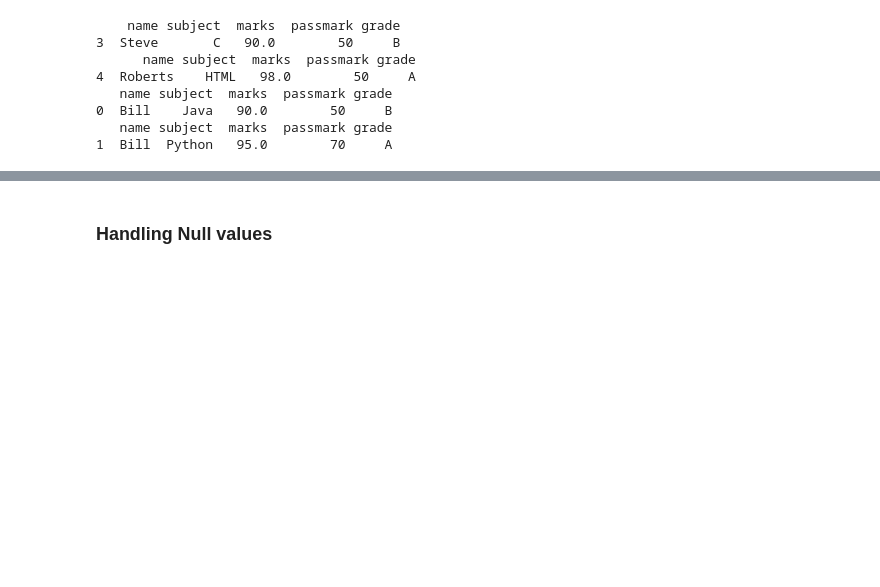
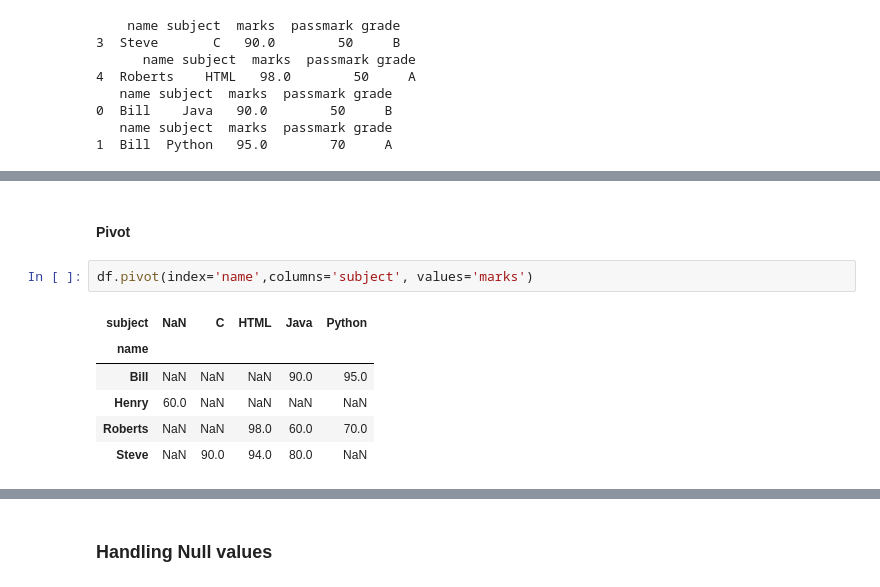
Before and after one commit to aripaka/DS_29_JUNE_2020, a Jupyter notebook: pandas/marks_df.ipynb, the cells around one changed output, grey strips where cells are left out. Cells and saved outputs as stored; diff of their text form; blank space fills up the shorter version.

```diff
--- a/pandas/marks_df.ipynb
+++ b/pandas/marks_df.ipynb
@@ -1053,0 +1068,11 @@ for g in sub_g.groups:
+# %% [markdown]
+#### Pivot
+# %%
+df.pivot(index='name',columns='subject', values='marks')
+# %% [output]
+| subject | NaN | C | HTML | Java | Python |
+| name |  |  |  |  |  |
+| Bill | NaN | NaN | NaN | 90.0 | 95.0 |
+| Henry | 60.0 | NaN | NaN | NaN | NaN |
+| Roberts | NaN | NaN | 98.0 | 60.0 | 70.0 |
+| Steve | NaN | 90.0 | 94.0 | 80.0 | NaN |
```
Also changed, not shown: parts of 13 cells of this notebook, 3 other files.
